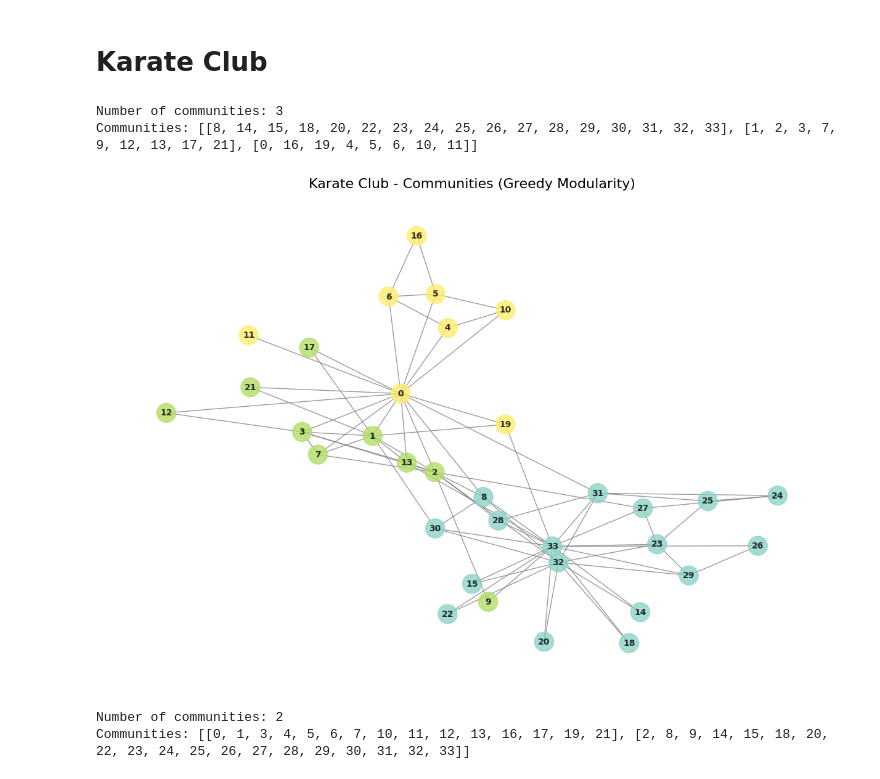
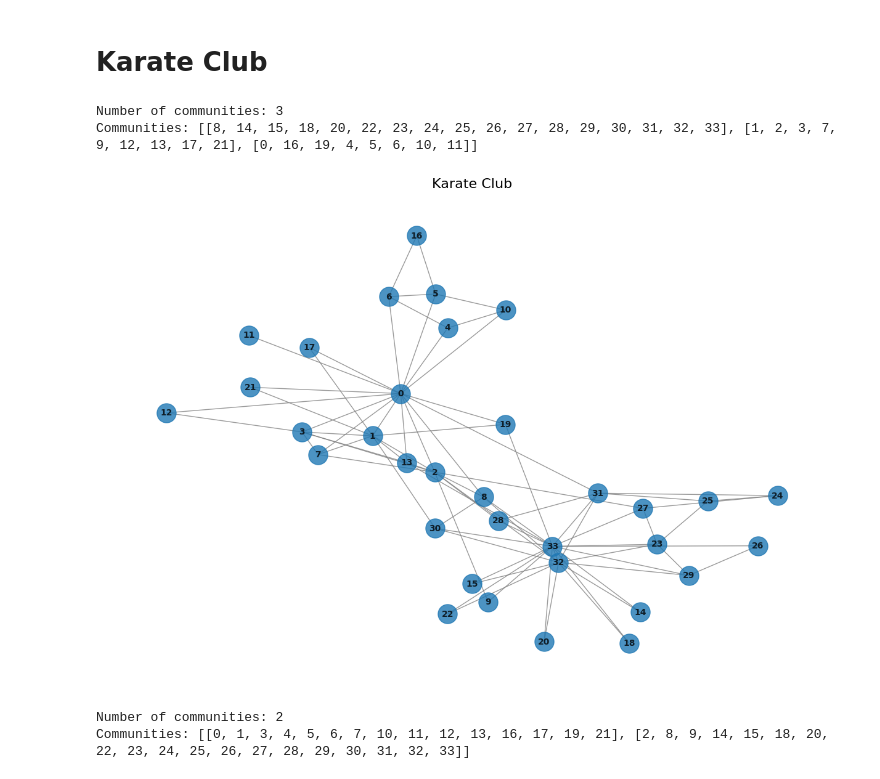
Before and after one commit to andrestobelem/networkscience, a Jupyter notebook: karate_club.ipynb, the cells around one changed output. Saved outputs shown, nothing was run; the diff lists cells and outputs as text; code cells hidden in the pictures.

Commit message:
Update karate club analysis notebook: adjust execution counts, refine community visualization title, and remove unused color mapping code for clarity.

```diff
--- a/karate_club.ipynb
+++ b/karate_club.ipynb
@@ -8,44 +8,35 @@ G = nx.karate_club_graph()
 # Información básica
 
 # Detección de comunidades
 from networkx.algorithms import community
 
 communities = community.greedy_modularity_communities(G)
 print(f"Number of communities: {len(communities)}")
 print(f"Communities: {[list(c) for c in communities]}")
 
 # Visualización de comunidades con Greedy Modularity
 import matplotlib.pyplot as plt
 
-# Create color map for nodes
-color_map = []
-for node in G.nodes():
-    for i, comm in enumerate(communities):
-        if node in comm:
-            color_map.append(i)
-            break
-
 plt.figure(figsize=(12, 8))
 pos = nx.spring_layout(G, seed=42)  # Fixed layout for consistency
 
 # Draw the graph with community colors
 nx.draw(G, pos,
-        node_color=color_map,
         with_labels=True,
         node_size=500,
         cmap=plt.cm.Set3,
         edge_color="gray",
         alpha=0.8,
         font_size=10,
         font_weight='bold')
 
-plt.title("Karate Club - Communities (Greedy Modularity)", fontsize=16)
+plt.title("Karate Club", fontsize=16)
 plt.tight_layout()
 plt.show()
 # %% [output]
 Number of communities: 3
 Communities: [[8, 14, 15, 18, 20, 22, 23, 24, 25, 26, 27, 28, 29, 30, 31, 32, 33], [1, 2, 3, 7, 9, 12, 13, 17, 21], [0, 16, 19, 4, 5, 6, 10, 11]]
-[figure, old version]
+[figure, new version]
 # %%
 import networkx as nx
 from networkx.algorithms.community import girvan_newman
```
